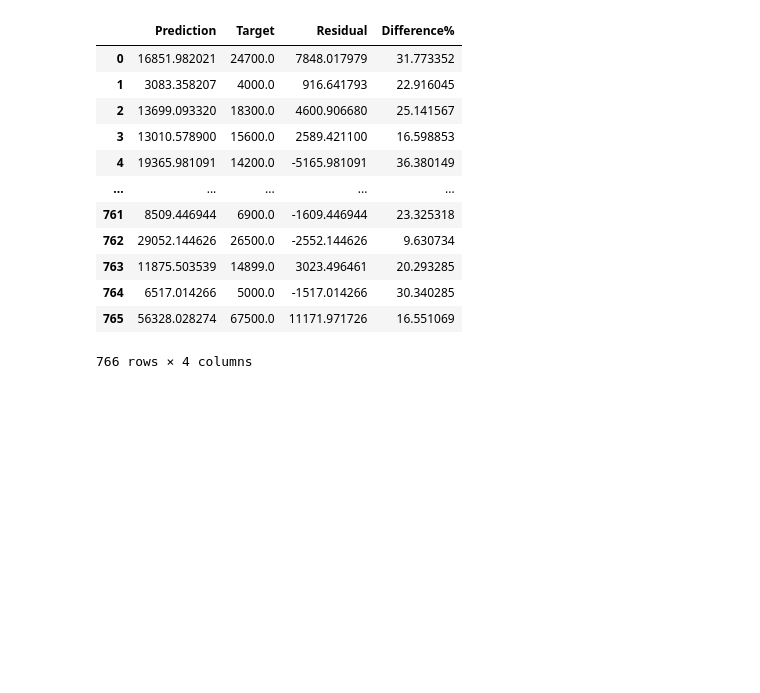
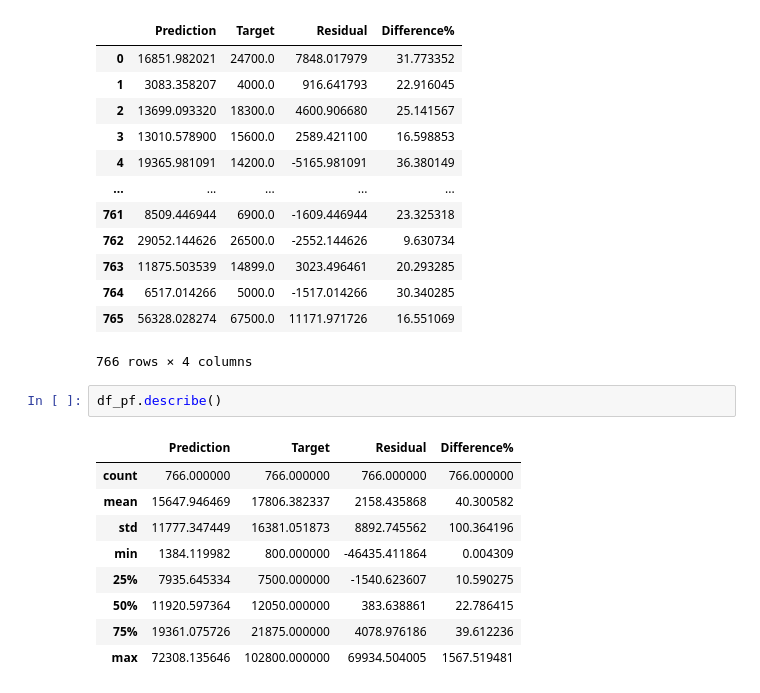
Before and after one commit to nis-6k/Nishant-Kumar, a Jupyter notebook: LinearRegression.ipynb, the cells around one changed output. Drawn from its saved outputs; the diff is of its cells as text; blank space fills up the shorter version.

```diff
--- a/LinearRegression.ipynb
+++ b/LinearRegression.ipynb
@@ -383,3 +383,15 @@ df_pf
 | 764 | 6517.014266 | 5000.0 | -1517.014266 | 30.340285 |
 | 765 | 56328.028274 | 67500.0 | 11171.971726 | 16.551069 |
 766 rows × 4 columns
+# %%
+df_pf.describe()
+# %% [output]
+|  | Prediction | Target | Residual | Difference% |
+| count | 766.000000 | 766.000000 | 766.000000 | 766.000000 |
+| mean | 15647.946469 | 17806.382337 | 2158.435868 | 40.300582 |
+| std | 11777.347449 | 16381.051873 | 8892.745562 | 100.364196 |
+| min | 1384.119982 | 800.000000 | -46435.411864 | 0.004309 |
+| 25% | 7935.645334 | 7500.000000 | -1540.623607 | 10.590275 |
+| 50% | 11920.597364 | 12050.000000 | 383.638861 | 22.786415 |
+| 75% | 19361.075726 | 21875.000000 | 4078.976186 | 39.612236 |
+| max | 72308.135646 | 102800.000000 | 69934.504005 | 1567.519481 |
```
Also changed, not shown: parts of 1 cell of this notebook.
